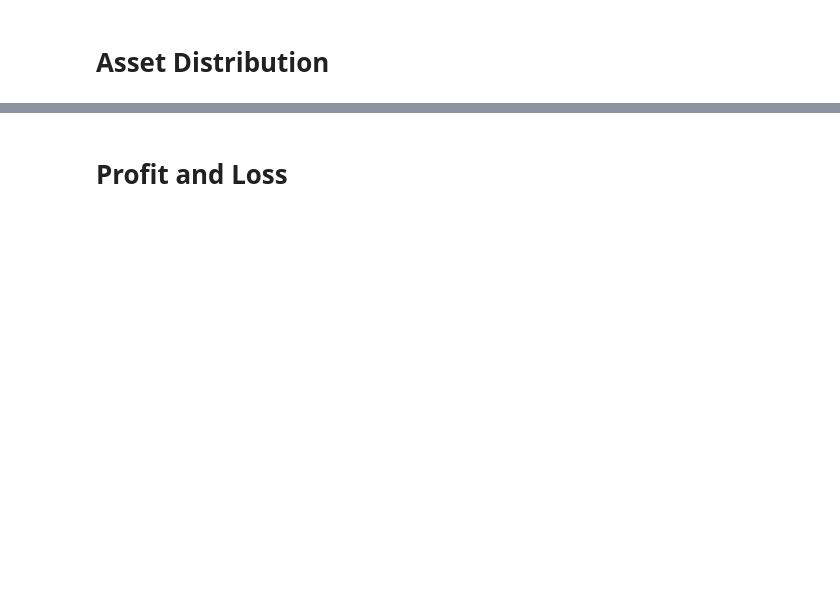
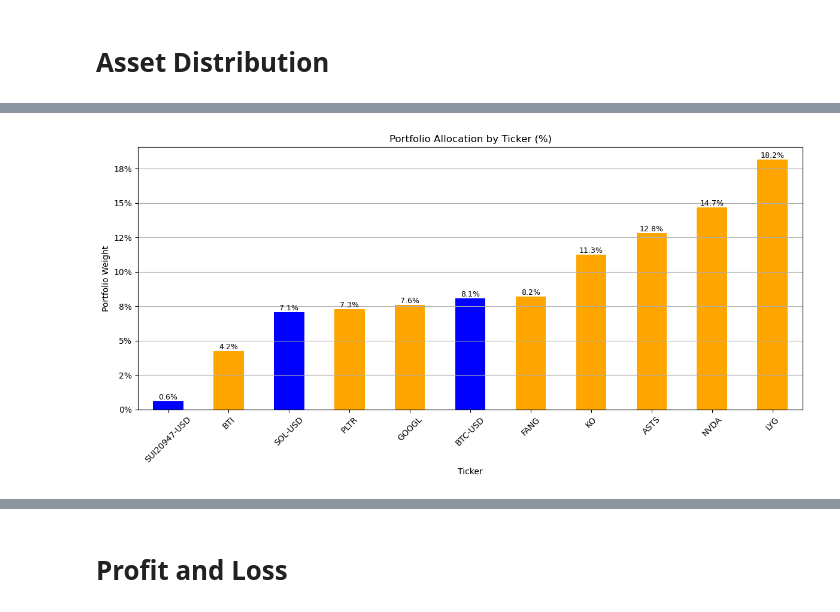
Before and after one commit to quocnapy2001/Investment-Tracker, a Jupyter notebook: Somewhat Live Tracker.ipynb, the cells around one changed output, grey strips where cells are left out. Cells and saved outputs as stored; diff of their text form; code cells hidden in the pictures; blank space fills up the shorter version.

```diff
--- a/Somewhat Live Tracker.ipynb
+++ b/Somewhat Live Tracker.ipynb
@@ -435,3 +428,38 @@ plt.show()
+# %%
+# Distribution by ticker (Bar Chart - %)
+latest_positions_pct = latest_positions / latest_positions.sum()
+
+# colors in the same sorted order as the bars
+colors = [
+    "orange" if ticker_asset_type[ticker] == "Equity" else "blue"
+    for ticker in latest_positions_pct.sort_values(ascending=True).index
+]
+
+plt.figure(figsize=(12, 6))
+latest_positions_pct.sort_values(ascending=True).plot(
+    kind="bar",
+    color=colors
+)
+
+plt.title("Portfolio Allocation by Ticker (%)")
+plt.xlabel("Ticker")
+plt.ylabel("Portfolio Weight")
+plt.xticks(rotation=45)
+plt.grid(True, axis="y")
+
+# format y-axis as percentages
+plt.gca().yaxis.set_major_formatter(
+    plt.FuncFormatter(lambda y, _: f"{y:.0%}")
+)
+
+sorted_pct = latest_positions_pct.sort_values(ascending=True)
+for i, v in enumerate(sorted_pct.values):
+    plt.text(i, v, f"{v:.1%}", ha="center", va="bottom", fontsize=9)
+
+plt.tight_layout()
+plt.show()
+# %% [output]
+[figure, added]
 # %%
 # Aggregate portfolio position values by Asset Type over time.
 asset_type_over_time = (
```
Also changed, not shown: parts of 31 cells of this notebook, 1 other file.
